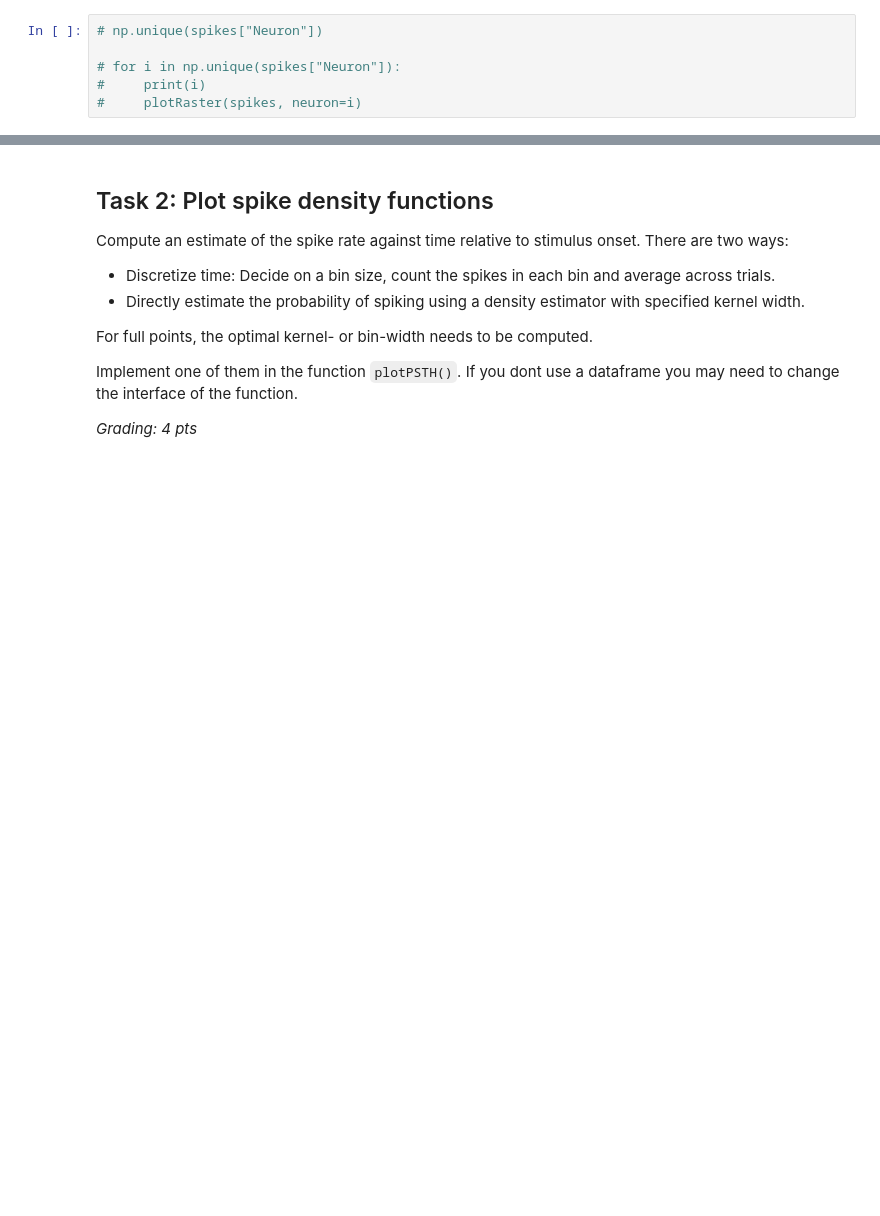
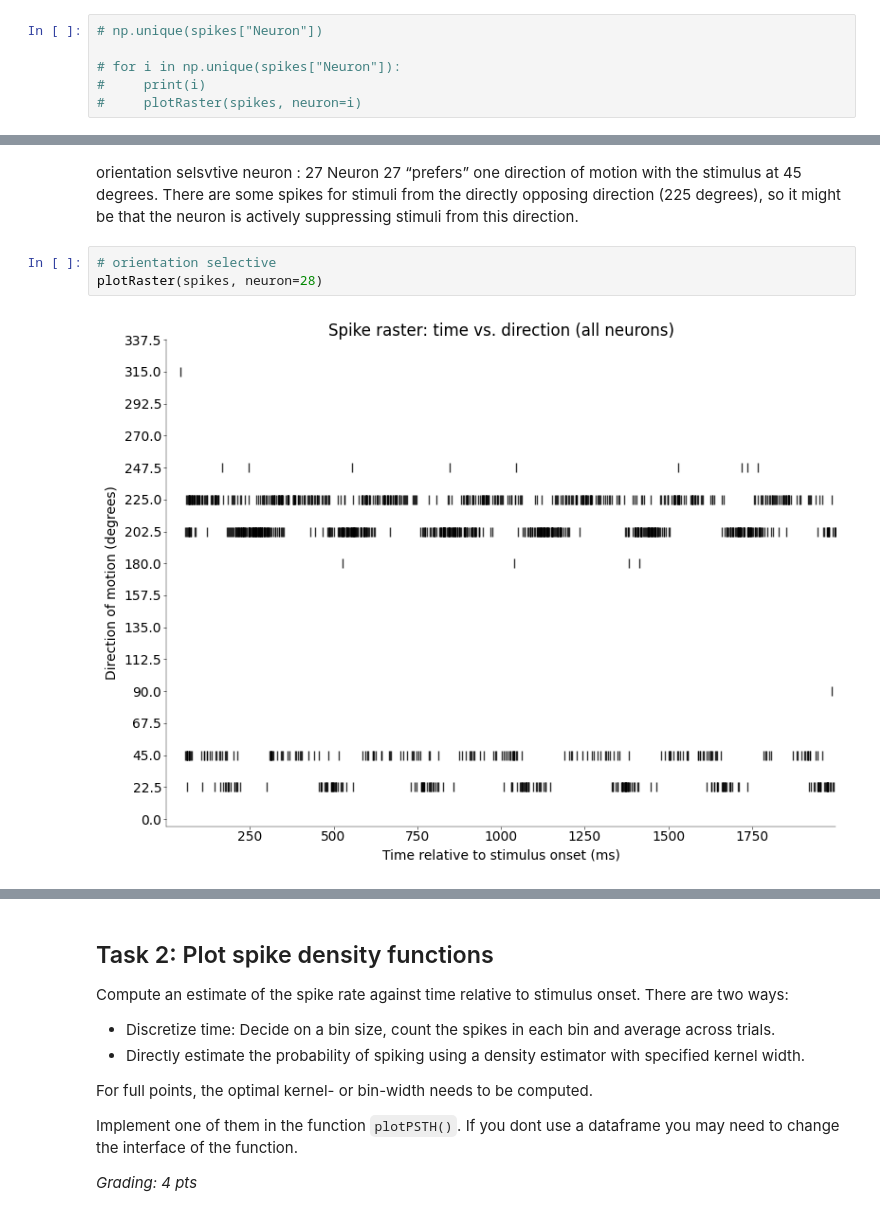
Before and after one commit to flobu98/neural_data_science, a Jupyter notebook: CodingLab4_2.ipynb, the cells around one changed output, grey strips where cells are left out. Drawn from its saved outputs; the diff is of its cells as text; blank space fills up the shorter version.

```diff
--- a/CodingLab4_2.ipynb
+++ b/CodingLab4_2.ipynb
@@ -188,0 +192,9 @@ and explain your choices.
+# %% [markdown]
+orientation selsvtive neuron : 27
+Neuron 27 “prefers” one direction of motion with the stimulus at 45 degrees.
+There are some spikes for stimuli from the directly opposing direction (225 degrees), so it might be that the neuron is actively suppressing stimuli from this direction.
+# %%
+# orientation selective
+plotRaster(spikes, neuron=28)
+# %% [output]
+[figure, added]
```
Also changed, not shown: parts of 31 cells of this notebook, 4 other files.
